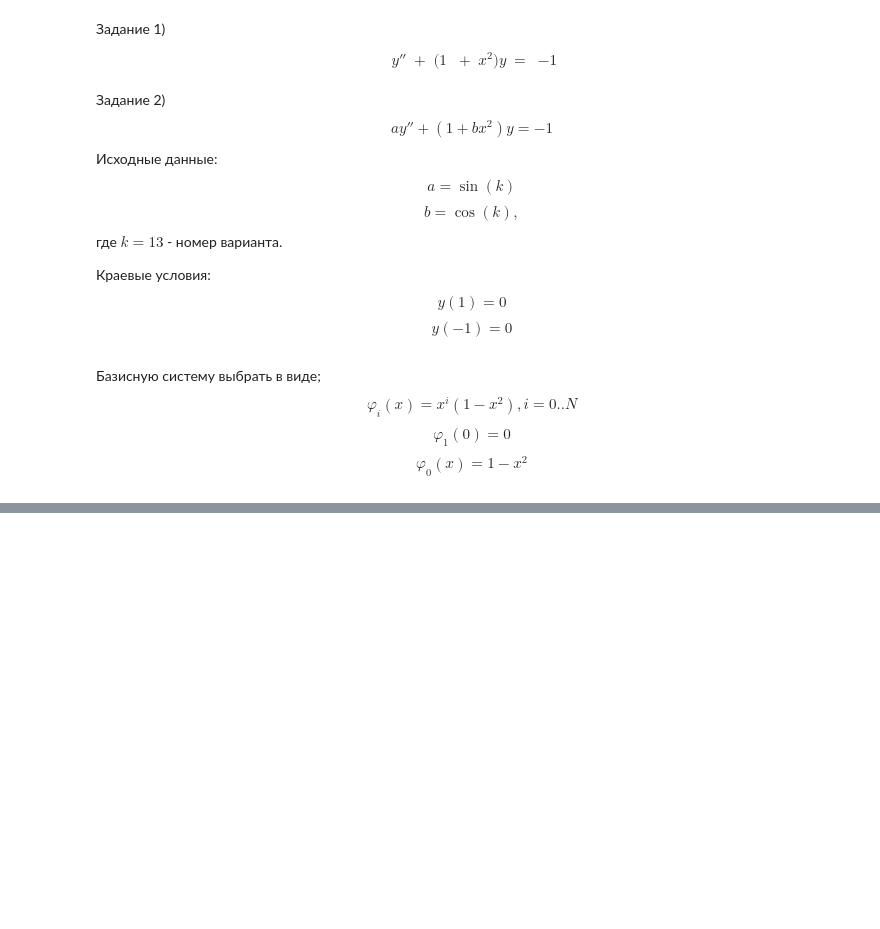
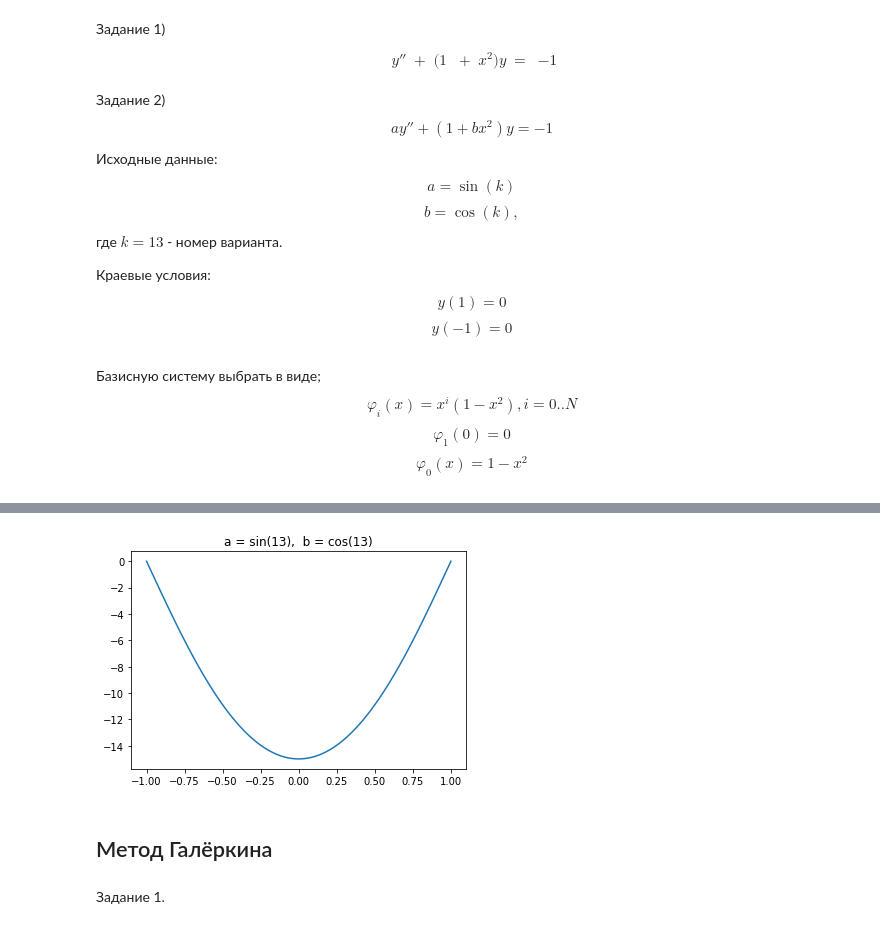
Before and after one commit to Nastik1811/MChA, a Jupyter notebook: task2.ipynb, the cells around one changed output, grey strips where cells are left out. Saved outputs shown, nothing was run; the diff lists cells and outputs as text; code cells hidden in the pictures; blank space fills up the shorter version.

```diff
--- a/task2.ipynb
+++ b/task2.ipynb
@@ -75,0 +132,9 @@ plt.show()
+# %%
+X, Y = lsm_method(100, math.sin(13), math.cos(13))
+plt.plot(X, Y)
+plt.title('a = sin(13),  b = cos(13)')
+plt.show()
+# %% [output]
+[figure, added]
+# %% [markdown]
+## Метод Галёркина
@@ -75,0 +165,2 @@ plt.show()
+# %% [markdown]
+Задание 1.
```
Also changed, not shown: parts of 21 cells of this notebook.
